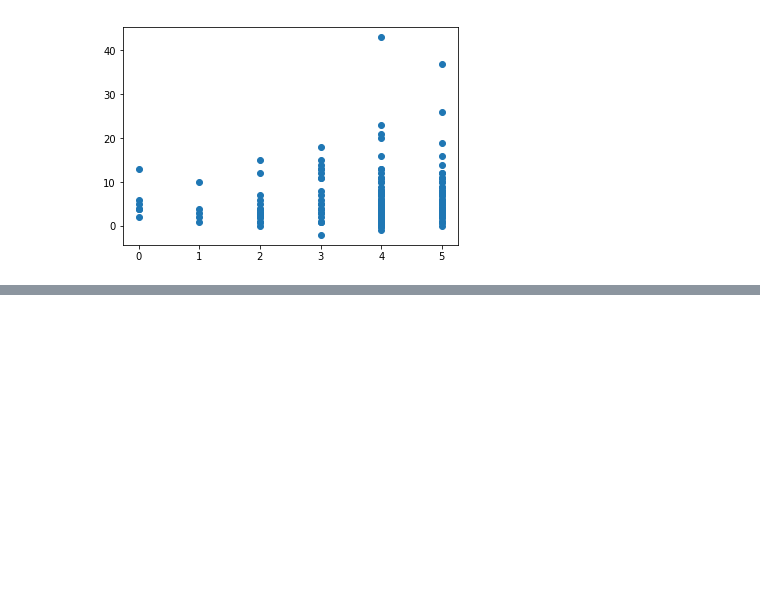
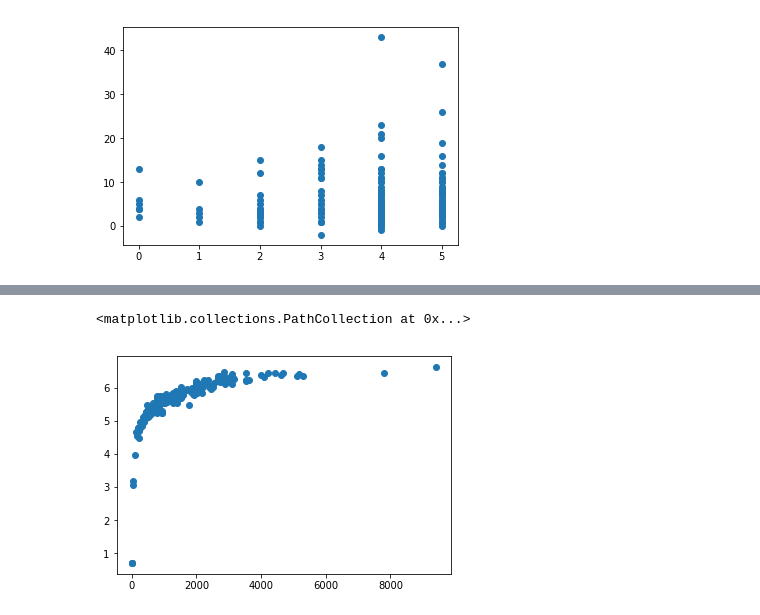
Before and after one commit to Aklaran/hack_scp, a Jupyter notebook: Matt Analysis.ipynb, the cells around one changed output, grey strips where cells are left out. Cells and saved outputs as stored; diff of their text form; code cells hidden in the pictures; blank space fills up the shorter version.

```diff
--- a/Matt Analysis.ipynb
+++ b/Matt Analysis.ipynb
@@ -256,0 +286,5 @@ plt.show()
+# %%
+plt.scatter(df['englishText'].apply(len), df['englishEntropy'])
+# %% [output]
+<matplotlib.collections.PathCollection at 0x...>
+[figure, added]
```
Also changed, not shown: parts of 10 cells of this notebook.
